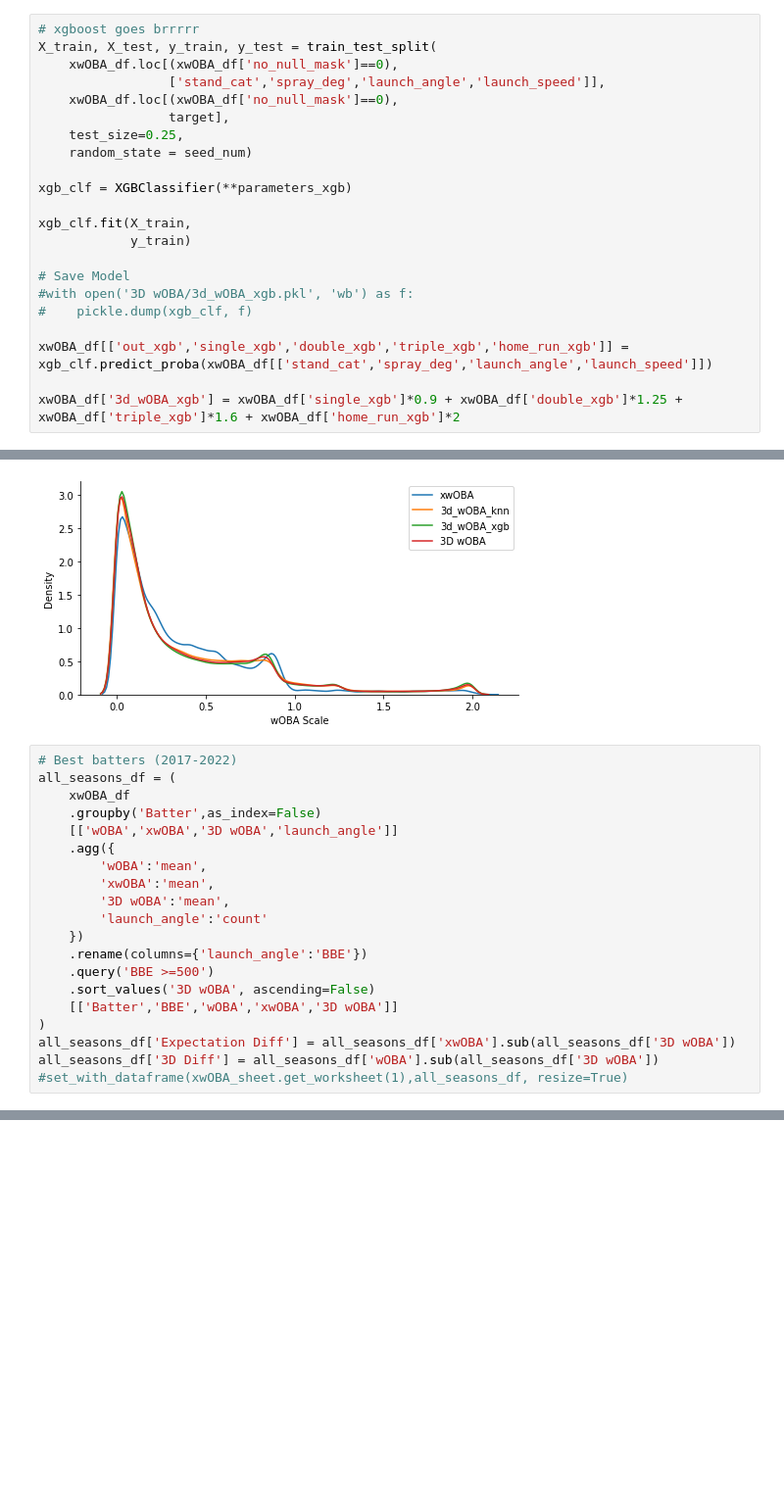
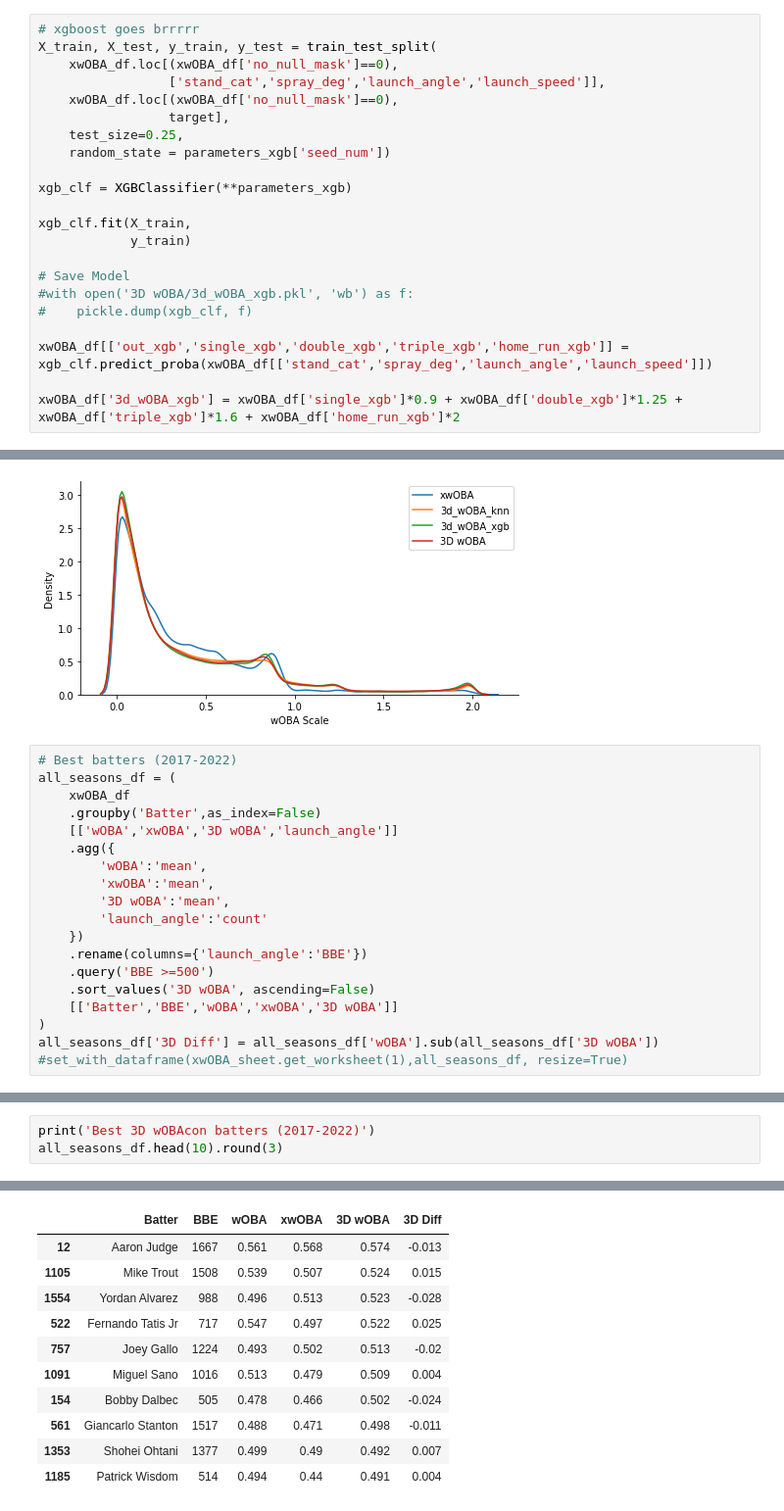
Before and after one commit to Blandalytics/3D_wOBA, a Jupyter notebook: 3d_wOBA.ipynb, the cells around one changed output, grey strips where cells are left out. Shown at 98% size. Cells and saved outputs as stored; diff of their text form; blank space fills up the shorter version.

```diff
--- a/3d_wOBA.ipynb
+++ b/3d_wOBA.ipynb
@@ -204,7 +204,7 @@ X_train, X_test, y_train, y_test = train_test_split(
     xwOBA_df.loc[(xwOBA_df['no_null_mask']==0),
                  target],
     test_size=0.25,
-    random_state = seed_num)
+    random_state = parameters_xgb['seed_num'])
 
 xgb_clf = XGBClassifier(**parameters_xgb)
 
@@ -506,6 +508,5 @@ all_seasons_df = (
     .sort_values('3D wOBA', ascending=False)
     [['Batter','BBE','wOBA','xwOBA','3D wOBA']]
 )
-all_seasons_df['Expectation Diff'] = all_seasons_df['xwOBA'].sub(all_seasons_df['3D wOBA'])
 all_seasons_df['3D Diff'] = all_seasons_df['wOBA'].sub(all_seasons_df['3D wOBA'])
 #set_with_dataframe(xwOBA_sheet.get_worksheet(1),all_seasons_df, resize=True)
@@ -527,0 +513,4 @@ all_seasons_df.round(3)
+# %%
+print('Best 3D wOBAcon batters (2017-2022)')
+all_seasons_df.head(10).round(3)
+# %% [output]
@@ -527,0 +518,11 @@ all_seasons_df.round(3)
+|  | Batter | BBE | wOBA | xwOBA | 3D wOBA | 3D Diff |
+| 12 | Aaron Judge | 1667 | 0.561 | 0.568 | 0.574 | -0.013 |
+| 1105 | Mike Trout | 1508 | 0.539 | 0.507 | 0.524 | 0.015 |
+| 1554 | Yordan Alvarez | 988 | 0.496 | 0.513 | 0.523 | -0.028 |
+| 522 | Fernando Tatis Jr | 717 | 0.547 | 0.497 | 0.522 | 0.025 |
+| 757 | Joey Gallo | 1224 | 0.493 | 0.502 | 0.513 | -0.02 |
+| 1091 | Miguel Sano | 1016 | 0.513 | 0.479 | 0.509 | 0.004 |
+| 154 | Bobby Dalbec | 505 | 0.478 | 0.466 | 0.502 | -0.024 |
+| 561 | Giancarlo Stanton | 1517 | 0.488 | 0.471 | 0.498 | -0.011 |
+| 1353 | Shohei Ohtani | 1377 | 0.499 | 0.49 | 0.492 | 0.007 |
+| 1185 | Patrick Wisdom | 514 | 0.494 | 0.44 | 0.491 | 0.004 |
```
Also changed, not shown: parts of 6 cells of this notebook.
